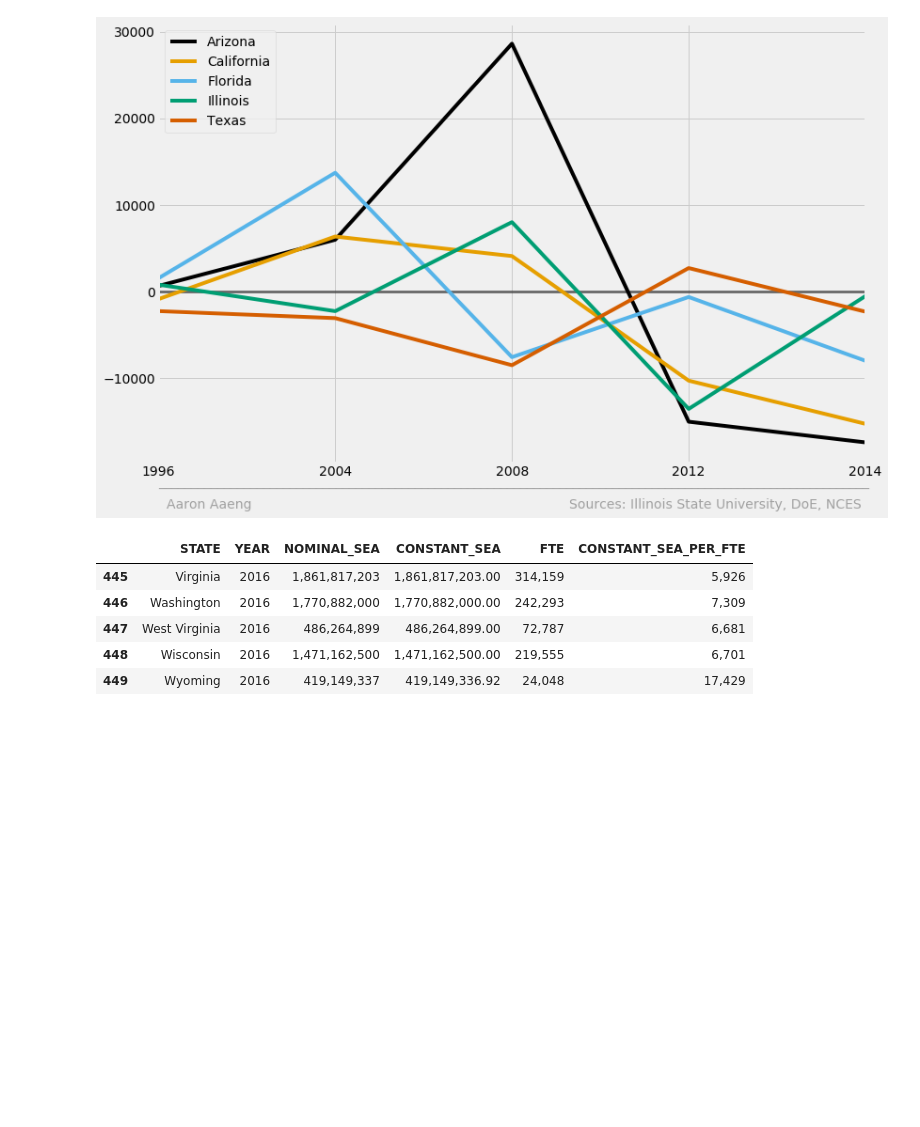
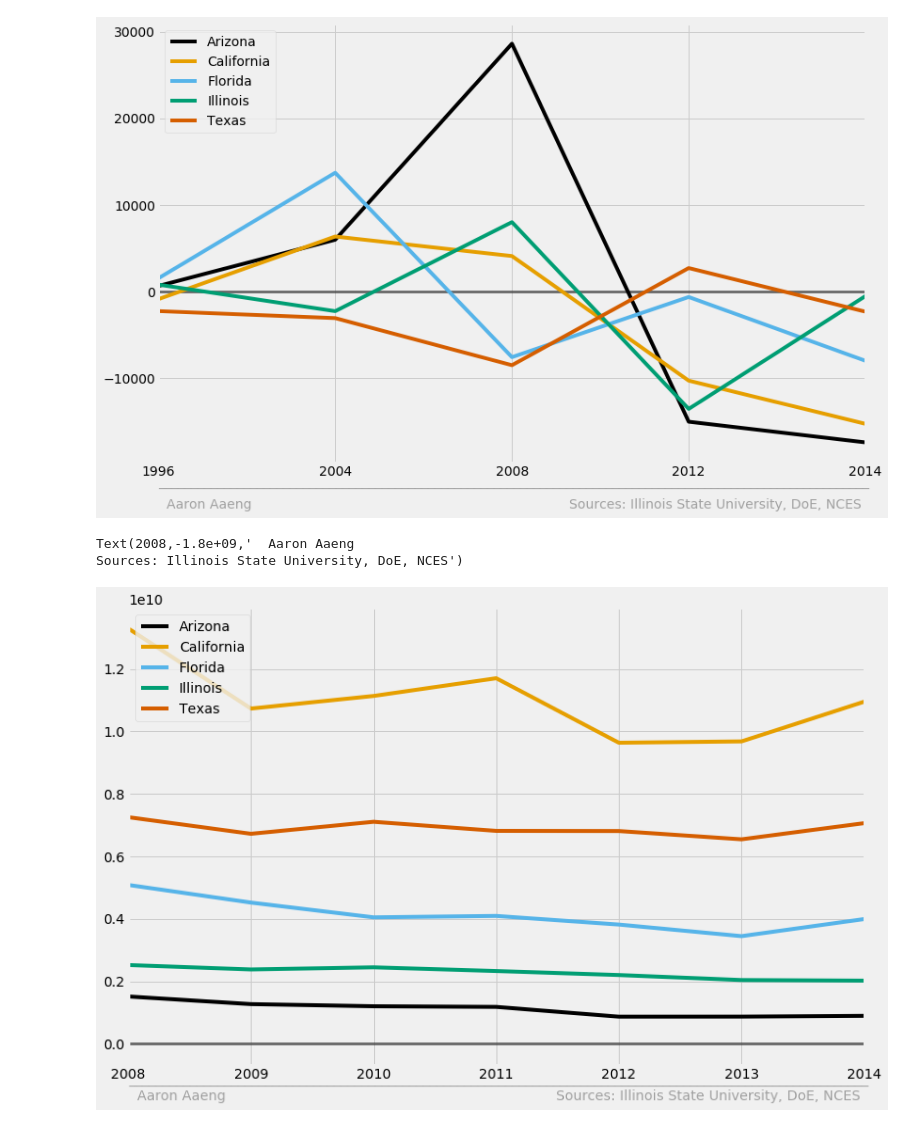
Before and after one commit to aaronaaeng/EducationData, a Jupyter notebook: EducationData.ipynb, the cells around one changed output. Cells and saved outputs as stored; diff of their text form; code cells hidden in the pictures; blank space fills up the shorter version.

```diff
--- a/EducationData.ipynb
+++ b/EducationData.ipynb
@@ -151,33 +145,43 @@ ax1.text(x = 1996, y = -25000,
 # %% [output]
 Text(1996,-25000,'  Aaron Aaeng                                                                           Sources: Illinois State University, DoE, NCES')
 [figure]
-# %%
-def get_clean_funding_data(df_funding):
-    years = list(range(2008, 2015))
-
-    state_names = list(df_list[0].STATE.unique())
-
-    df_constant_sea = pd.DataFrame(index=years, columns=state_names)
-
-    for i in range(len(years)):
-        for state in state_names:
-            df_constant_sea.at[years[i], state] = float(df_net_list[i].loc[df_net_list[i]["STATE"] == state]["MIGRATION_NET"])
-
-    df_net['Year'] = pd.to_numeric(df_net.index)
-    df_net.index = list([i for i in range(len(years))])
-
-    for state in state_names:
-        df_net[state] = pd.to_numeric(df_net[state])
-
-    cols = df_net.columns.tolist()
-    cols = cols[-1:] + cols[:-1]
-    df_net = df_net[cols]
-
-    return df_net
-# %% [output]
-|  | STATE | YEAR | NOMINAL_SEA | CONSTANT_SEA | FTE | CONSTANT_SEA_PER_FTE |
-| 445 | Virginia | 2016 | 1,861,817,203 | 1,861,817,203.00 | 314,159 | 5,926 |
-| 446 | Washington | 2016 | 1,770,882,000 | 1,770,882,000.00 | 242,293 | 7,309 |
-| 447 | West Virginia | 2016 | 486,264,899 | 486,264,899.00 | 72,787 | 6,681 |
-| 448 | Wisconsin | 2016 | 1,471,162,500 | 1,471,162,500.00 | 219,555 | 6,701 |
-| 449 | Wyoming | 2016 | 419,149,337 | 419,149,336.92 | 24,048 | 17,429 |
+# %%
+def get_clean_funding_data(df):
+    years = list(range(2008, 2015))
+
+    state_names = list(df.STATE.unique())
+
+    df_constant_sea = pd.DataFrame(index=years, columns=state_names)
+
+    for year in years:
+        for state in state_names:
+            df_temp = df.loc[df["STATE"] == state]
+            df_temp = df_temp.loc[df_temp["YEAR"] == year]
+            df_constant_sea.at[year, state] = float(df_temp["CONSTANT_SEA"])
+    return df_constant_sea
+
+df_sea = get_clean_funding_data(df_funding)
+# %%
+fig = plt.figure(1, figsize=(12,8))
+ax1  = fig.add_subplot(111)
+
+funding_years = list(range(2008, 2015))
+
+for i in range(len(top_change_states)):
+    ax1.plot(funding_years, df_sea[top_change_states[i]], color = colors[i % len(colors)], zorder=2)
+
+ax1.plot(funding_years, [0]*7, color='black', alpha=.5, zorder=1, linewidth=3)
+
+ax1.set_xlim(2008, 2014)
+ax1.legend(loc='upper left')
+
+ax1.text(x = 2008, y = -int(.13e10),
+    s = '____________________________________________________________________________________________________________',
+    color = 'grey', alpha = .7)
+
+ax1.text(x = 2008, y = -int(.18e10),
+    s = '  Aaron Aaeng                                                                           Sources: Illinois State University, DoE, NCES',
+    fontsize = 14, color = 'grey', alpha = .7)
+# %% [output]
+Text(2008,-1.8e+09,'  Aaron Aaeng                                                                           Sources: Illinois State University, DoE, NCES')
+[figure, added]
```
Also changed, not shown: parts of 1 cell of this notebook, 8 other files.
